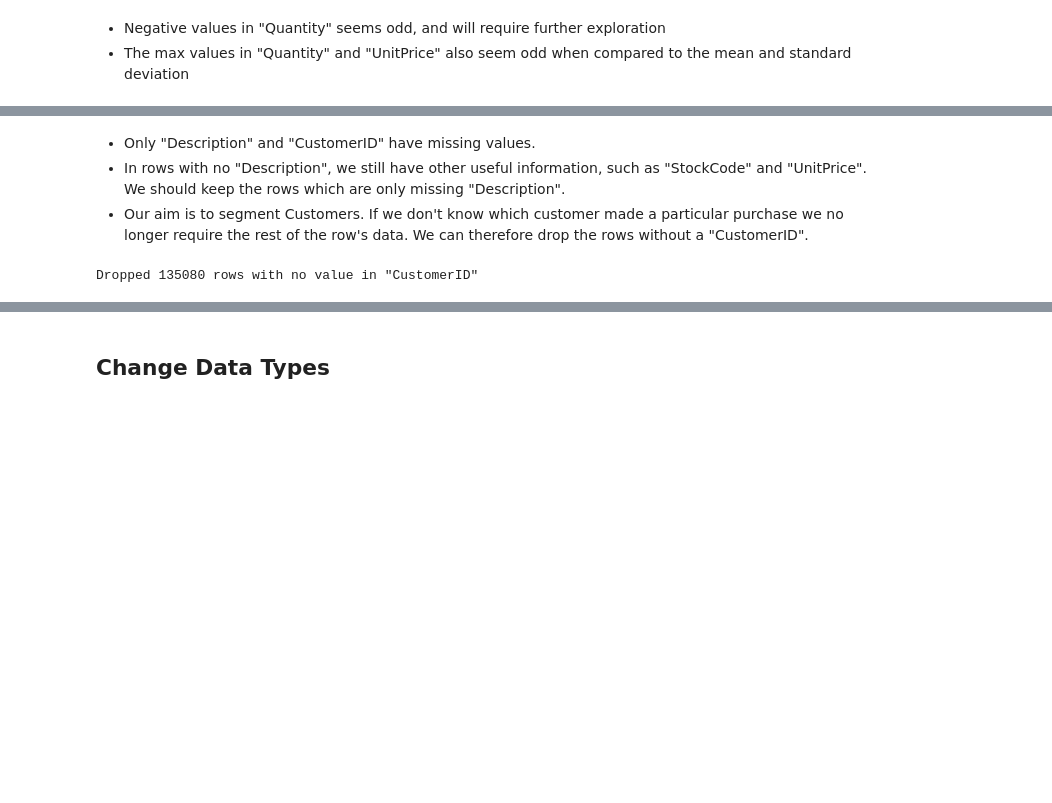
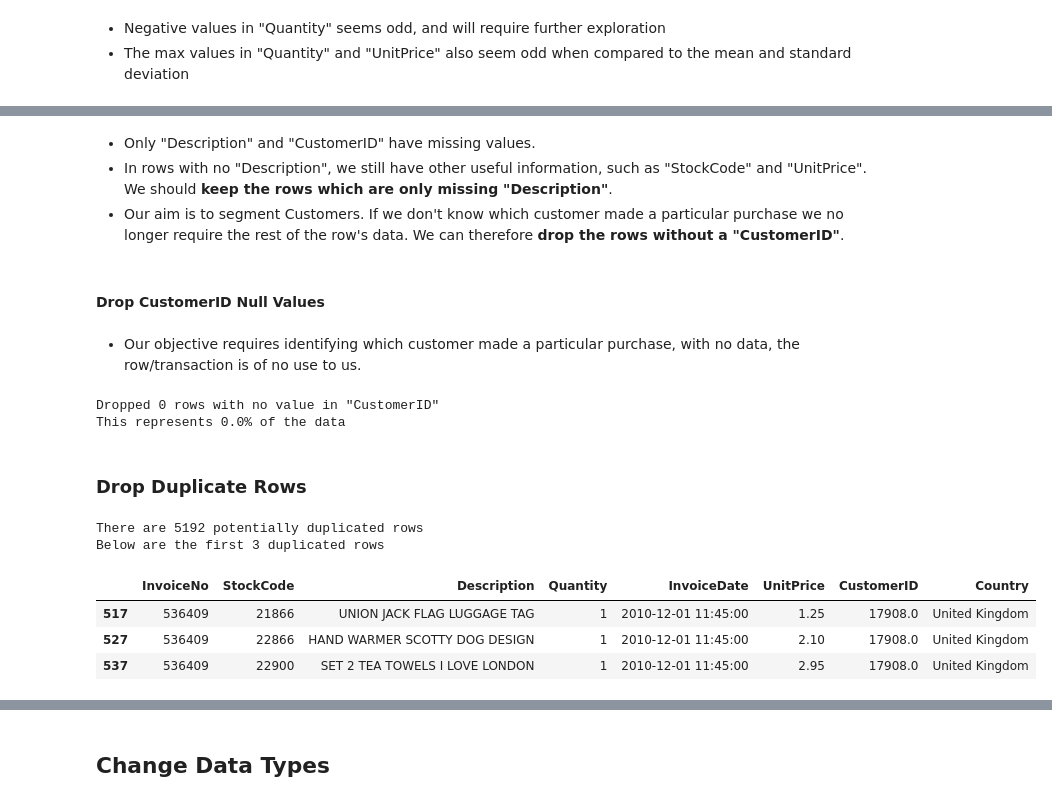
Before and after one commit to AdamBlomfield/customer_segmentation_via_cluster_analysis, a Jupyter notebook: notebooks/02_Data_Exploration.ipynb, the cells around one changed output, grey strips where cells are left out. Saved outputs shown, nothing was run; the diff lists cells and outputs as text; code cells hidden in the pictures; blank space fills up the shorter version.

```diff
--- a/notebooks/02_Data_Exploration.ipynb
+++ b/notebooks/02_Data_Exploration.ipynb
@@ -125,13 +143,39 @@ Country         0.00
 dtype: float64
 # %% [markdown]
 * Only "Description" and "CustomerID" have missing values.
-* In rows with no "Description", we still have other useful information, such as "StockCode" and "UnitPrice".  We should keep the rows which are only missing "Description".
-* Our aim is to segment Customers.  If we don't know which customer made a particular purchase we no longer require the rest of the row's data.  We can therefore drop the rows without a "CustomerID".
+* In rows with no "Description", we still have other useful information, such as "StockCode" and "UnitPrice".  We should **keep the rows which are only missing "Description"**.
+* Our aim is to segment Customers.  If we don't know which customer made a particular purchase we no longer require the rest of the row's data.  We can therefore **drop the rows without a "CustomerID"**.
+# %% [markdown]
+#### Drop CustomerID Null Values
+# %% [markdown]
+* Our objective requires identifying which customer made a particular purchase, with no data, the row/transaction is of no use to us.
 # %%
 ## Drop rows with no "CustomerID"
 rows_before = df.shape[0]
 df.dropna(subset=['CustomerID'], inplace=True)
 rows_after = df.shape[0]
+
+# Display how many rows were dropped
 print('Dropped {} rows with no value in "CustomerID"'.format(rows_before-rows_after))
+
+# Shown as a percentage
+drop_pct = round((100 * (rows_before-rows_after)/rows_before), 2)
+print('This represents {}% of the data'.format(drop_pct))
 # %% [output]
-Dropped 135080 rows with no value in "CustomerID"
+Dropped 0 rows with no value in "CustomerID"
+This represents 0.0% of the data
+# %% [markdown]
+### Drop Duplicate Rows
+# %%
+print('There are {} potentially duplicated rows'.format(df.duplicated().sum()))
+print('Below are the first 3 duplicated rows')
+
+# First 5 duplicated entries
+df[df.duplicated()].head(3)
+# %% [output]
+There are 5192 potentially duplicated rows
+Below are the first 3 duplicated rows
+|  | InvoiceNo | StockCode | Description | Quantity | InvoiceDate | UnitPrice | CustomerID | Country |
+| 517 | 536409 | 21866 | UNION JACK FLAG LUGGAGE TAG | 1 | 2010-12-01 11:45:00 | 1.25 | 17908.0 | United Kingdom |
+| 527 | 536409 | 22866 | HAND WARMER SCOTTY DOG DESIGN | 1 | 2010-12-01 11:45:00 | 2.10 | 17908.0 | United Kingdom |
+| 537 | 536409 | 22900 | SET 2 TEA TOWELS I LOVE LONDON | 1 | 2010-12-01 11:45:00 | 2.95 | 17908.0 | United Kingdom |
```
Also changed, not shown: parts of 29 cells of this notebook, 5 other files.
